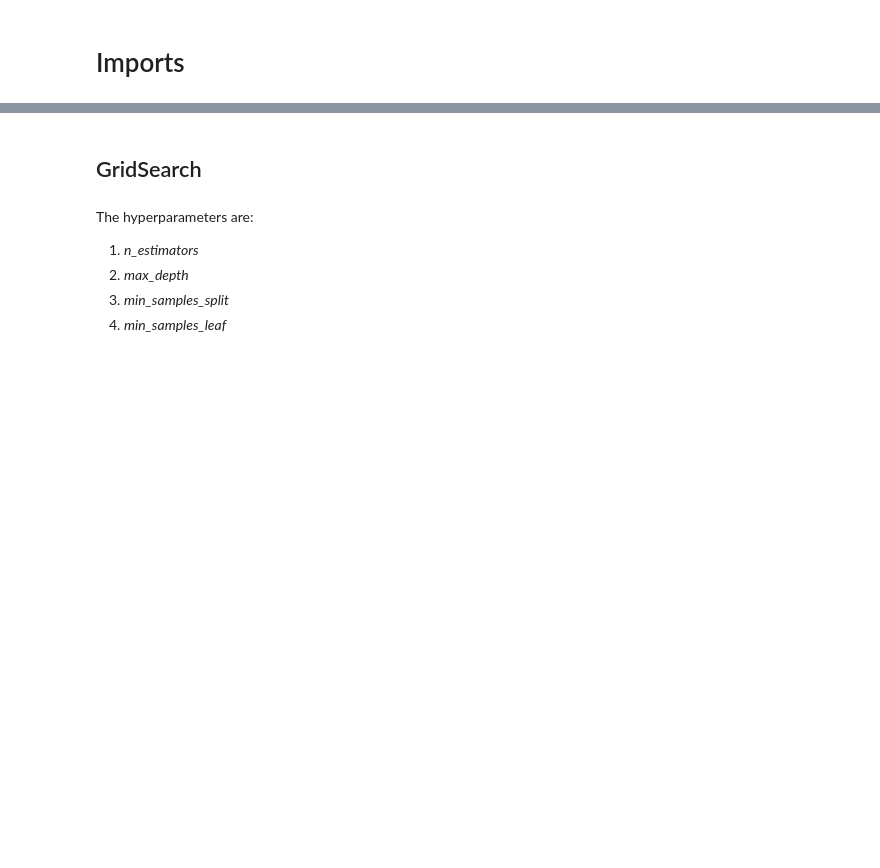
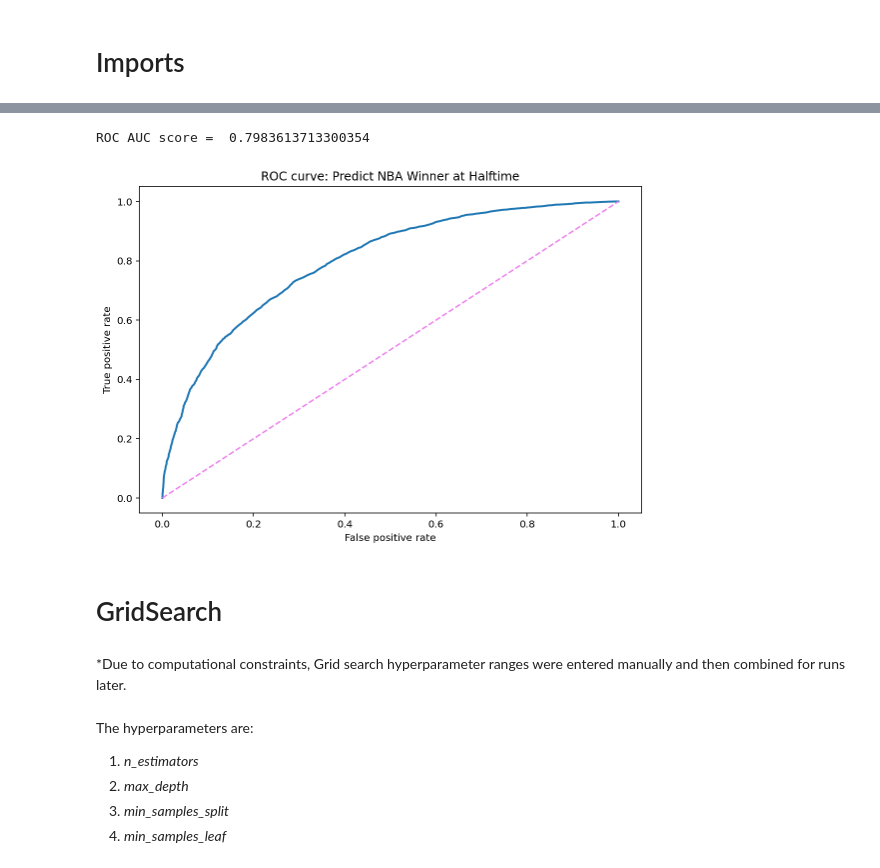
Before and after one commit to JGarrechtMetzger/Project3, a Jupyter notebook: Working Notebooks/NBA_random_forest_nb3.ipynb, the cells around one changed output, grey strips where cells are left out. Drawn from its saved outputs; the diff is of its cells as text; code cells hidden in the pictures; blank space fills up the shorter version.

```diff
--- a/Working Notebooks/NBA_random_forest_nb3.ipynb
+++ b/Working Notebooks/NBA_random_forest_nb3.ipynb
@@ -91,5 +112,24 @@ voting_classifer.fit(X_train, y_train)
+# %%
+#ROAUC Curve Figure
+
+plt.plot(fpr, tpr,lw=2)
+plt.plot([0,1],[0,1],c='violet',ls='--')
+plt.xlim([-0.05,1.05])
+plt.ylim([-0.05,1.05])
+plt.rcParams["figure.figsize"] = (4,4)
+plt.savefig('test2png', dpi=300, format='pdf')
+
+plt.xlabel('False positive rate')
+plt.ylabel('True positive rate')
+plt.title('ROC curve: Predict NBA Winner at Halftime');
+print("ROC AUC score = ", roc_auc_score(y_test, randomforest.predict_proba(X_test)[:,1]))
+# %% [output]
+ROC AUC score =  0.7983613713300354
+[figure, added]
 # %% [markdown]
-## GridSearch
+# GridSearch
+# %% [markdown]
+*Due to computational constraints, Grid search hyperparameter ranges were entered manually and then combined for runs later.
 # %% [markdown]
 The hyperparameters are:
 1. *n_estimators*
```
Also changed, not shown: parts of 35 cells of this notebook, 4 other files.
